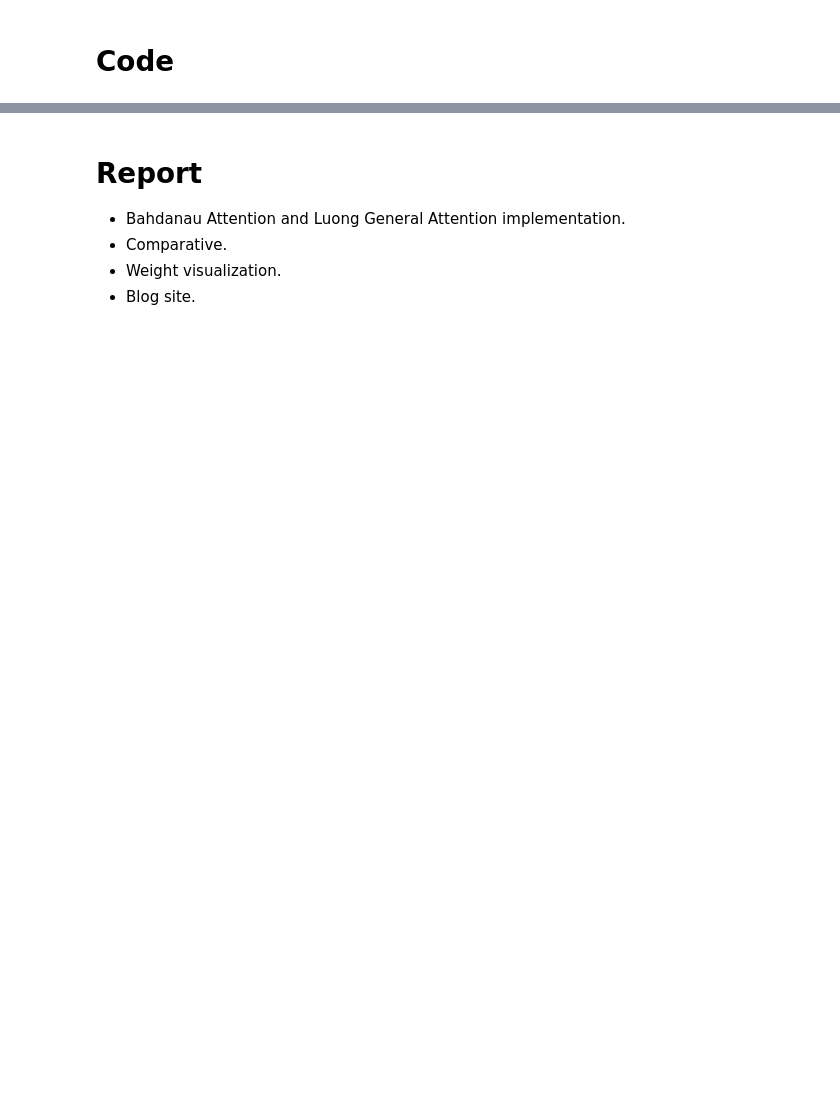
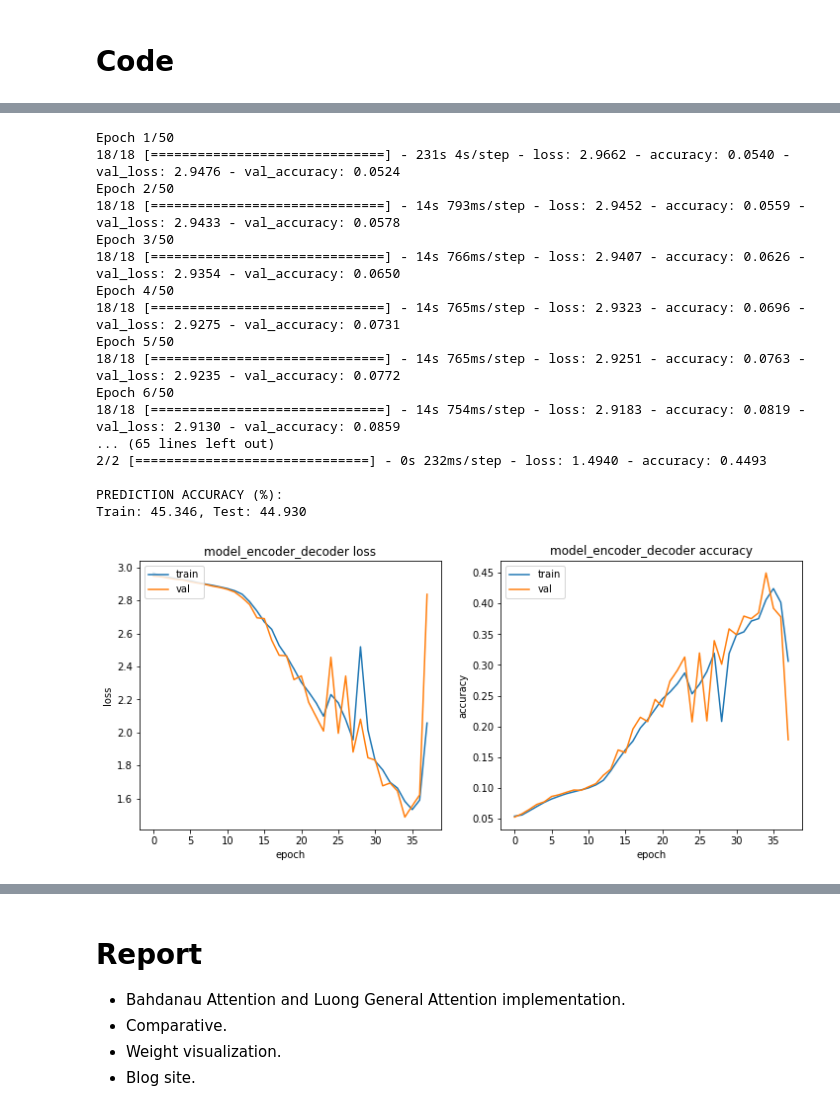
Before and after one commit to JanLeyva/DeepLearning, a Jupyter notebook: Assignment3_2021.ipynb, the cells around one changed output, grey strips where cells are left out. Drawn from its saved outputs; the diff is of its cells as text; code cells hidden in the pictures; blank space fills up the shorter version.

```diff
--- a/Assignment3_2021.ipynb
+++ b/Assignment3_2021.ipynb
@@ -295,44 +316,49 @@ Train: 36.108, Test: 36.080
 # %%
 class BahdanauAttention(tf.keras.layers.Layer):
-  def __init__(self, units, verbose=0):
+  def __init__(self, units):
     super(BahdanauAttention, self).__init__()
     self.W1 = tf.keras.layers.Dense(units)
     self.W2 = tf.keras.layers.Dense(units)
     self.V = tf.keras.layers.Dense(1)
-    self.verbose= verbose
 
   def call(self, query, values):
-    if self.verbose:
-      print('\n******* Bahdanau Attention STARTS******')
-      print('query (decoder hidden state): (batch_size, hidden size) ', query.shape)
-      print('values (encoder all hidden state): (batch_size, max_len, hidden size) ', values.shape)
 
-    # query hidden state shape == (batch_size, hidden size)
-    # query_with_time_axis shape == (batch_size, 1, hidden size)
-    # values shape == (batch_size, max_len, hidden size)
-    # we are doing this to broadcast addition along the time axis to calculate the score
     query_with_time_axis = tf.expand_dims(query, 1)
 
-    if self.verbose:
-      print('query_with_time_axis:(batch_size, 1, hidden size) ', query_with_time_axis.shape)
+    score = self.V(tf.nn.tanh(self.W1(query_with_time_axis) + self.W2(values)))
 
-    # score shape == (batch_size, max_length, 1)
-    # we get 1 at the last axis because we are applying score to self.V
-    # the shape of the tensor before applying self.V is (batch_size, max_length, units)
-    score = self.V(tf.nn.tanh(
-        self.W1(query_with_time_axis) + self.W2(values)))
-    if self.verbose:
-      print('score: (batch_size, max_length, 1) ',score.shape)
     # attention_weights shape == (batch_size, max_length, 1)
     attention_weights = tf.nn.softmax(score, axis=1)
-    if self.verbose:
-      print('attention_weights: (batch_size, max_length, 1) ',attention_weights.shape)
+
     # context_vector shape after sum == (batch_size, hidden_size)
     context_vector = attention_weights * values
-    if self.verbose:
-      print('context_vector before reduce_sum: (batch_size, max_length, hidden_size) ',context_vector.shape)
+
     context_vector = tf.reduce_sum(context_vector, axis=1)
-    if self.verbose:
-      print('context_vector after reduce_sum: (batch_size, hidden_size) ',context_vector.shape)
-      print('\n******* Bahdanau Attention ENDS******')
+
     return context_vector, attention_weights
+# %%
+# attention model
+attentionBahdanauAttention = BahdanauAttention(100)
+model_attentionBahdanauAttention = build_attention_model(attentionBahdanauAttention, batch_size, rnn_units)
+
+train_test(model_attentionBahdanauAttention, X_train, y_train , X_test,
+           y_test, batch_size=batch_size, epochs=50, patience=3)
+# %% [output]
+Epoch 1/50
+18/18 [==============================] - 231s 4s/step - loss: 2.9662 - accuracy: 0.0540 - val_loss: 2.9476 - val_accuracy: 0.0524
+Epoch 2/50
+18/18 [==============================] - 14s 793ms/step - loss: 2.9452 - accuracy: 0.0559 - val_loss: 2.9433 - val_accuracy: 0.0578
+Epoch 3/50
+18/18 [==============================] - 14s 766ms/step - loss: 2.9407 - accuracy: 0.0626 - val_loss: 2.9354 - val_accuracy: 0.0650
+Epoch 4/50
+18/18 [==============================] - 14s 765ms/step - loss: 2.9323 - accuracy: 0.0696 - val_loss: 2.9275 - val_accuracy: 0.0731
+Epoch 5/50
+18/18 [==============================] - 14s 765ms/step - loss: 2.9251 - accuracy: 0.0763 - val_loss: 2.9235 - val_accuracy: 0.0772
+Epoch 6/50
+18/18 [==============================] - 14s 754ms/step - loss: 2.9183 - accuracy: 0.0819 - val_loss: 2.9130 - val_accuracy: 0.0859
+... (65 lines left out)
+2/2 [==============================] - 0s 232ms/step - loss: 1.4940 - accuracy: 0.4493
+
+PREDICTION ACCURACY (%):
+Train: 45.346, Test: 44.930
+[figure, added]
```
Also changed, not shown: parts of 61 cells of this notebook.
